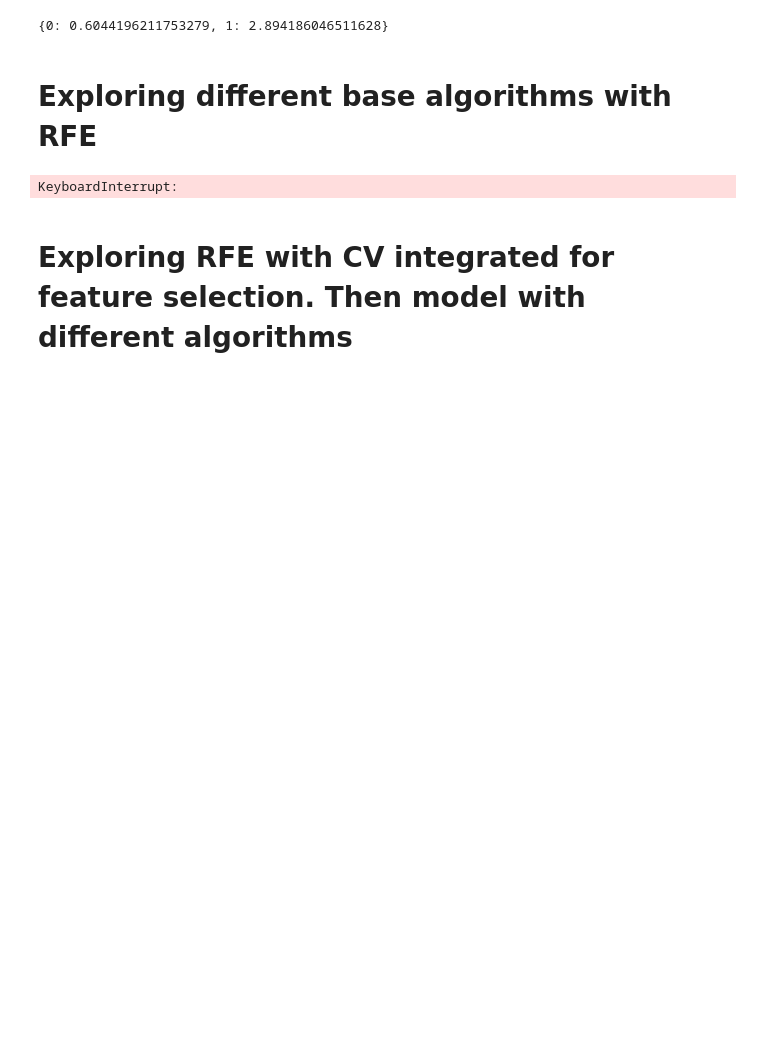
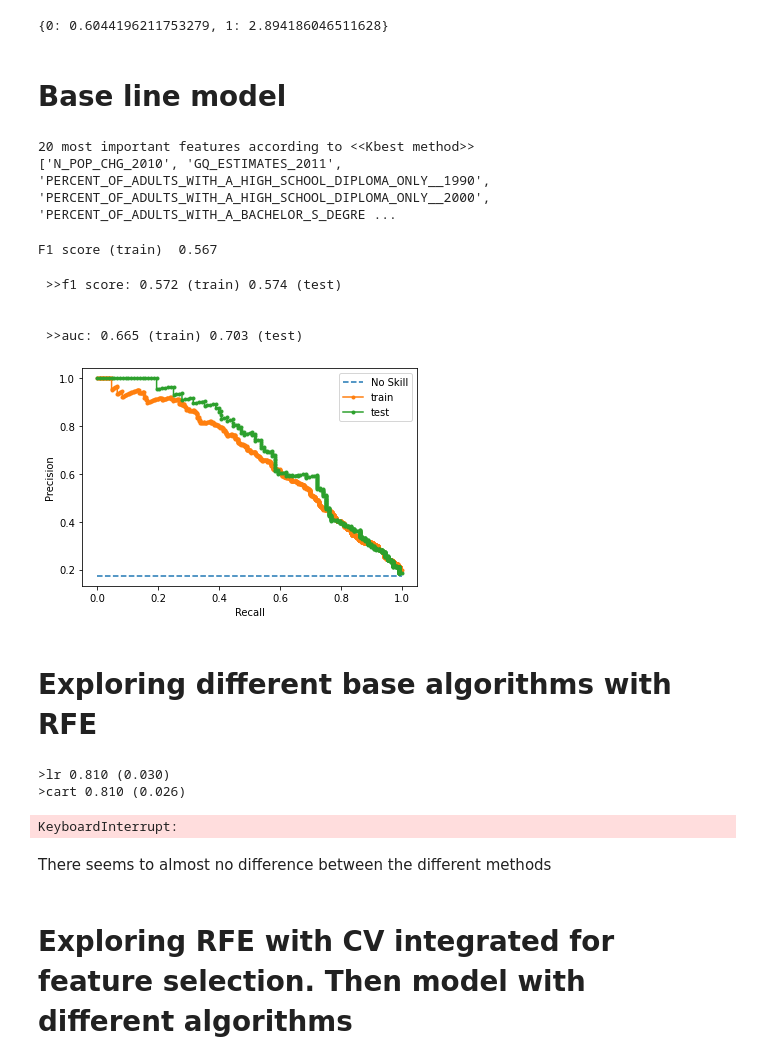
Before and after one commit to vnarvaezt/classification_feature_select_methods, a Jupyter notebook: notebooks/modelling.ipynb, the cells around one changed output. Cells and saved outputs as stored; diff of their text form; code cells hidden in the pictures; blank space fills up the shorter version.

Commit message:
changed f1 macro to f1 score

```diff
--- a/notebooks/modelling.ipynb
+++ b/notebooks/modelling.ipynb
@@ -107,6 +107,57 @@ cw_dict = dict(enumerate(cw))
 cw_dict
 # %% [output]
 {0: 0.6044196211753279, 1: 2.894186046511628}
+# %% [markdown]
+# Base line model
+# %%
+from sklearn.feature_selection import SelectKBest,mutual_info_classif
+# SélectionneZ les k variables numériques les plus liées à la cible
+def feature_selection_KBest(X, y, nb_features):
+    num_cols = X.select_dtypes(include=np.number).columns.tolist()
+    # sur le base du critère d'information mutuelle.
+    mic_selector = SelectKBest(score_func=mutual_info_classif, k=nb_features)
+    mic_selector.fit(X[num_cols], y)
+
+    # Liste des variables retenues
+    mic_features = np.array(num_cols)[mic_selector.get_support()].tolist()
+    print(f"%s most important features according to <<Kbest method>>" % nb_features)
+    print(mic_features)
+    return mic_features
+
+from sklearn.metrics import make_scorer, accuracy_score, precision_score, recall_score, f1_score
+def evaluate_model(model, X, y):
+    #cv = StratifiedKFold(n_splits=10, shuffle=True, random_state=seed)
+    cv = RepeatedStratifiedKFold(n_splits=5, n_repeats=3, random_state=seed)
+    scores = cross_val_score(model, X, y, scoring=make_scorer(f1_score), cv=cv, n_jobs=-1)
+    return scores
+# %%
+KBest_features = feature_selection_KBest(X_train, y_train["TARGET"], 20)
+# %% [output]
+20 most important features according to <<Kbest method>>
+['N_POP_CHG_2010', 'GQ_ESTIMATES_2011', 'PERCENT_OF_ADULTS_WITH_A_HIGH_SCHOOL_DIPLOMA_ONLY__1990', 'PERCENT_OF_ADULTS_WITH_A_HIGH_SCHOOL_DIPLOMA_ONLY__2000', 'PERCENT_OF_ADULTS_WITH_A_BACHELOR_S_DEGRE ...
+# %%
+lr = LogisticRegression(class_weight=cw_dict,
+                  max_iter=1000,
+                  random_state=seed)
+lr.fit(X_train[KBest_features], y_train["TARGET"])
+lr_scores = evaluate_model(lr, X_train[KBest_features], y_train["TARGET"])
+print("F1 score (train)  %.3f" % mean(lr_scores))
+# %% [output]
+F1 score (train)  0.567
+# %%
+ calculate_precision_recall_curve(
+      lr,
+      X_train[KBest_features],
+      y_train["TARGET"],
+      X_test[KBest_features],
+      y_test["TARGET"]
+ )
+# %% [output]
+ >>f1 score: 0.572 (train) 0.574 (test)
+
+
+ >>auc: 0.665 (train) 0.703 (test)
+[figure, added]
 # %% [markdown]
 # Exploring different base algorithms with RFE
 # %%
@@ -136,7 +187,7 @@ def get_models(weights=cw_dict, n_features=50):
 # evaluate a given model using cross-validation
 def evaluate_model(model, X, y):
     cv = RepeatedStratifiedKFold(n_splits=10, n_repeats=3, random_state=seed)
-    scores = cross_val_score(model, X, y, scoring='f1_macro', cv=cv, n_jobs=-1)
+    scores = cross_val_score(model, X, y, scoring=make_scorer(f1_score), cv=cv, n_jobs=-1)
     return scores
 
 
@@ -158,7 +209,11 @@ print(f"modelisation took {delta:.2} minutes")
 pyplot.boxplot(results, labels=names, showmeans=True)
 pyplot.savefig("images/model_performance_RFE")
 # %% [output]
-KeyboardInterrupt:
+>lr 0.810 (0.030)
+>cart 0.810 (0.026)
+KeyboardInterrupt:
+# %% [markdown]
+There seems to almost no difference between the different methods
 # %% [markdown]
 # Exploring RFE with CV integrated for feature selection. Then model with different algorithms
 # %%
```
Also changed, not shown: parts of 9 cells of this notebook, 4 other files.
